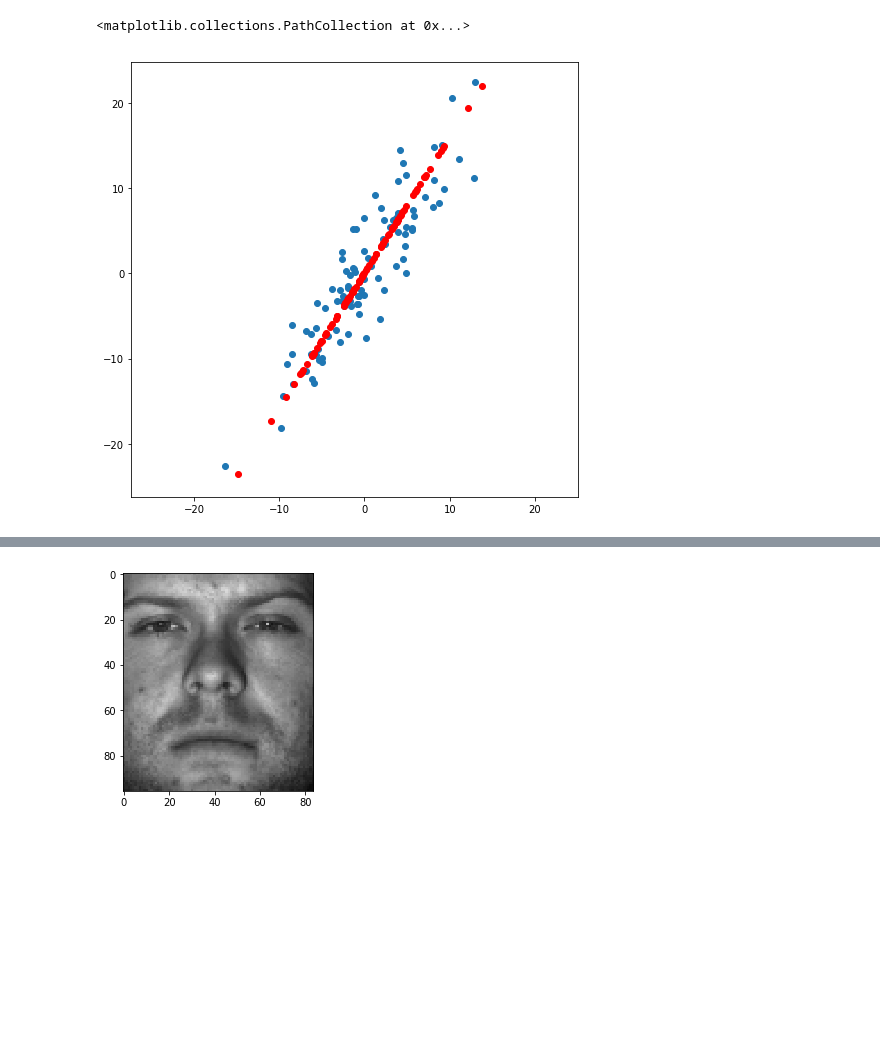
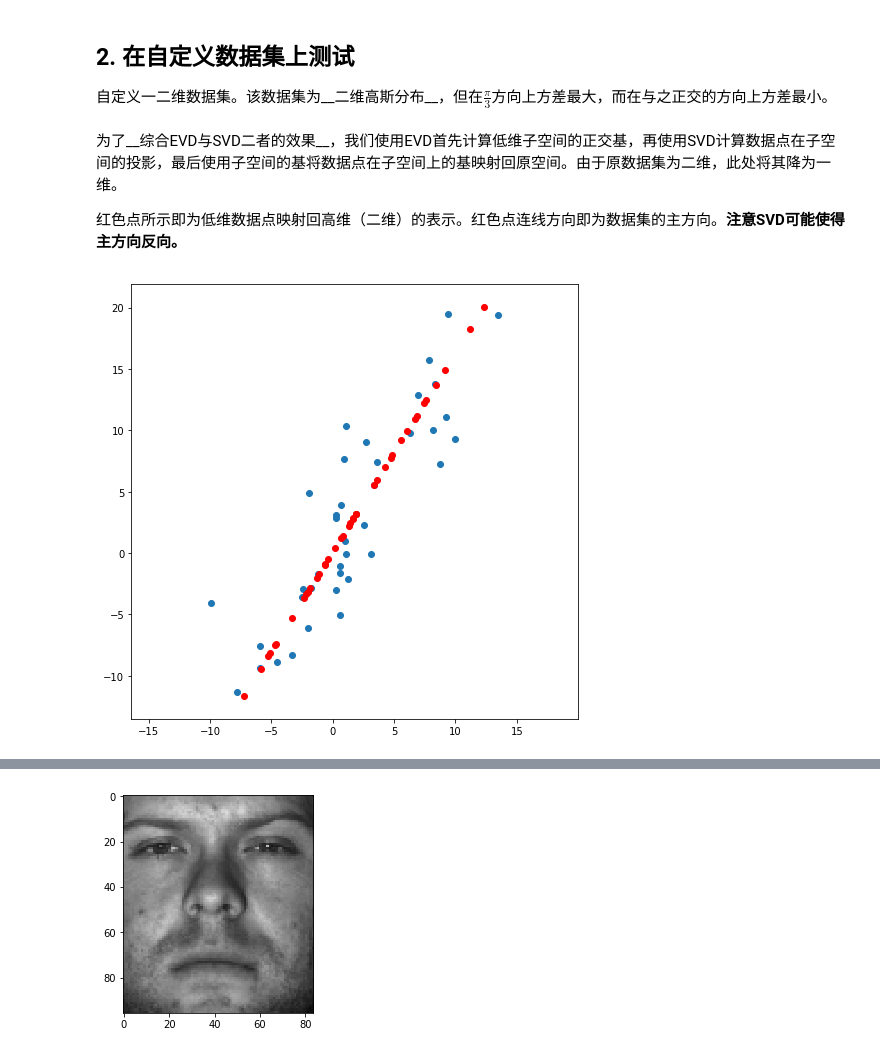
Before and after one commit to RainLiuX/machineLearning, a Jupyter notebook: PCA/PCA.ipynb, the cells around one changed output, grey strips where cells are left out. Saved outputs shown, nothing was run; the diff lists cells and outputs as text; code cells hidden in the pictures; blank space fills up the shorter version.

```diff
--- a/PCA/PCA.ipynb
+++ b/PCA/PCA.ipynb
@@ -25,13 +71,17 @@ def pca(X, k, method="EVD") :
         idxr = er.argsort()[::-1]
         V = V[:,idxr[:k]].real; er = er[idxr[:k]]    #right eigen matrix
         S = np.diag([math.sqrt(abs(e)) for e in er])    #square root of eig values
-        Y = np.matmul(S, -V.T)    #compress by Y = S_kxk V_nxk^T
+        Y = np.matmul(S, V.T)    #compress by Y = S_kxk V_nxk^T
         #C = 1/(m-1) * np.matmul(X, X.T)
         #el, U = np.linalg.eig(C)
         #idxl = el.argsort()[::-1]
         #U = U[:,idx]
         #Xhat = np.matmul(U[:,:D], Y)
         return Y, None, None
+# %% [markdown]
+## 2. 在自定义数据集上测试
+
+自定义一二维数据集。该数据集为__二维高斯分布__，但在$\frac{\pi}{3}$方向上方差最大，而在与之正交的方向上方差最小。
 # %%
 import numpy as np
 from matplotlib import pyplot as plt
@@ -41,7 +91,7 @@ import math
 
 sigmas = [10, 2]
 theta = math.pi / 3
-d, m = 2, 100
+d, m = 2, 40
 
 X = []
 for i in range(d) :
@@ -50,17 +100,23 @@ for i in range(d) :
 X = [ [ dim[i] for dim in X ] for i in range(m) ]
 X = [ [math.cos(theta)*ele[0]-math.sin(theta)*ele[1], math.sin(theta)*ele[0]+math.cos(theta)*ele[1]] for ele in X ]
 X = [ [ row[i] for row in X ] for i in range(d) ]
+# %% [markdown]
+为了__综合EVD与SVD二者的效果__，我们使用EVD首先计算低维子空间的正交基，再使用SVD计算数据点在子空间的投影，最后使用子空间的基将数据点在子空间上的基映射回原空间。由于原数据集为二维，此处将其降为一维。
+
+红色点所示即为低维数据点映射回高维（二维）的表示。红色点连线方向即为数据集的主方向。__注意SVD可能使得主方向反向。__
 # %%
-_, Xhat, P = pca(X, 1, method="EVD")
-Y, _, _ = pca(X, 1, method="SVD")
-#Xhat = np.matmul(P, Y)
+X = np.array(X)
+Xmean = np.mean(X, axis=1)    # Mean of each dimension
+
+_, _, P = pca(X, 1, method="EVD")    # P is the map to low-D subspace
+Y, _, _ = pca(X, 1, method="SVD")    # Y is the cast on low-D subspace
+Xhat = np.matmul(P, Y) + Xmean.T[:,np.newaxis]
 
 
 # Plot
 plt.figure(figsize=(8,8))
 plt.axis('equal')
 plt.scatter(X[0], X[1])
-plt.scatter(Xhat[0], Xhat[1], color='red')
+_ = plt.scatter(Xhat[0], Xhat[1], color='red')
 # %% [output]
-<matplotlib.collections.PathCollection at 0x...>
-[figure, old version]
+[figure, new version]
```
Also changed, not shown: parts of 8 cells of this notebook, 40 other files.
